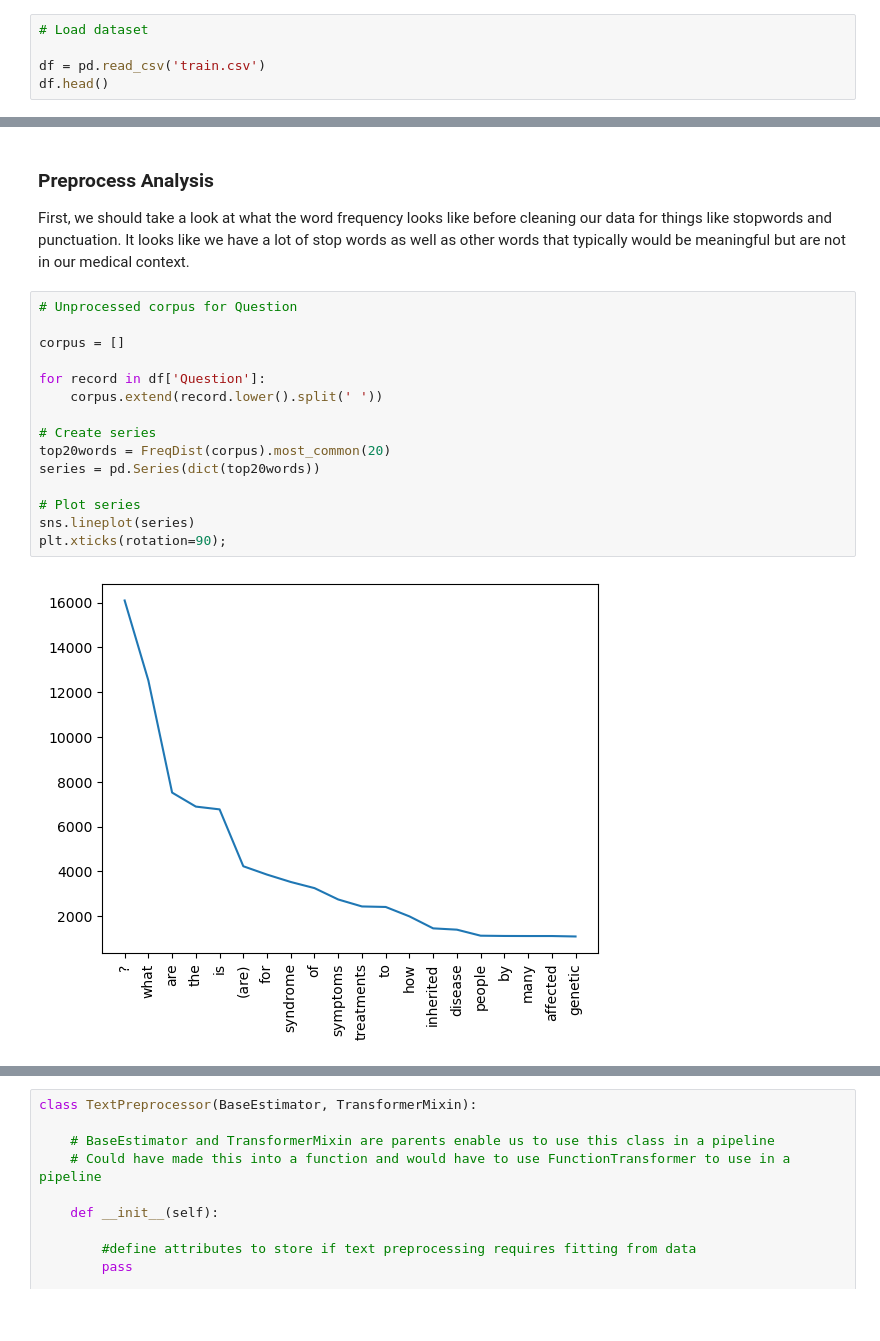
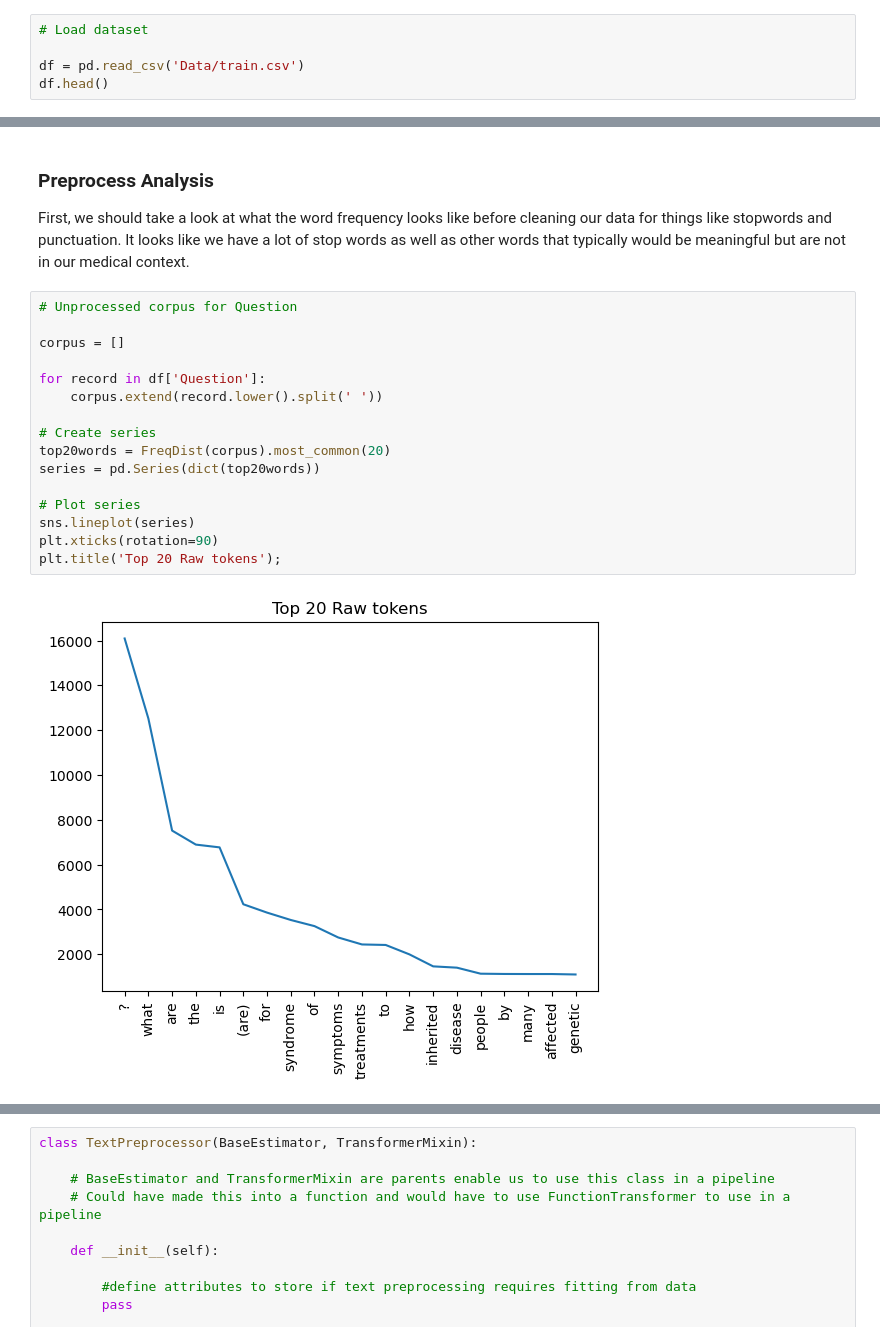
Before and after one commit to erankova/Medical_Question_NLP, a Jupyter notebook: Medical Q&A.ipynb, the cells around one changed output, grey strips where cells are left out. Drawn from its saved outputs; the diff is of its cells as text; blank space fills up the shorter version.

```diff
--- a/Medical Q&A.ipynb
+++ b/Medical Q&A.ipynb
@@ -39,7 +59,7 @@ Our target will the be `qtype` or question type and we will try to match the `Qu
 # %%
 # Load dataset
 
-df = pd.read_csv('train.csv')
+df = pd.read_csv('Data/train.csv')
 df.head()
 # %% [output]
 |  | qtype | Question | Answer |
@@ -118,17 +160,18 @@ First, we should take a look at what the word frequency looks like before cleani
 # %%
 # Unprocessed corpus for Question
 
 corpus = []
 
 for record in df['Question']:
     corpus.extend(record.lower().split(' '))
 
 # Create series
 top20words = FreqDist(corpus).most_common(20)
 series = pd.Series(dict(top20words))
 
 # Plot series
 sns.lineplot(series)
-plt.xticks(rotation=90);
+plt.xticks(rotation=90)
+plt.title('Top 20 Raw tokens');
 # %% [output]
-[figure, old version]
+[figure, new version]
```
Also changed, not shown: parts of 63 cells of this notebook, 21 other files.
